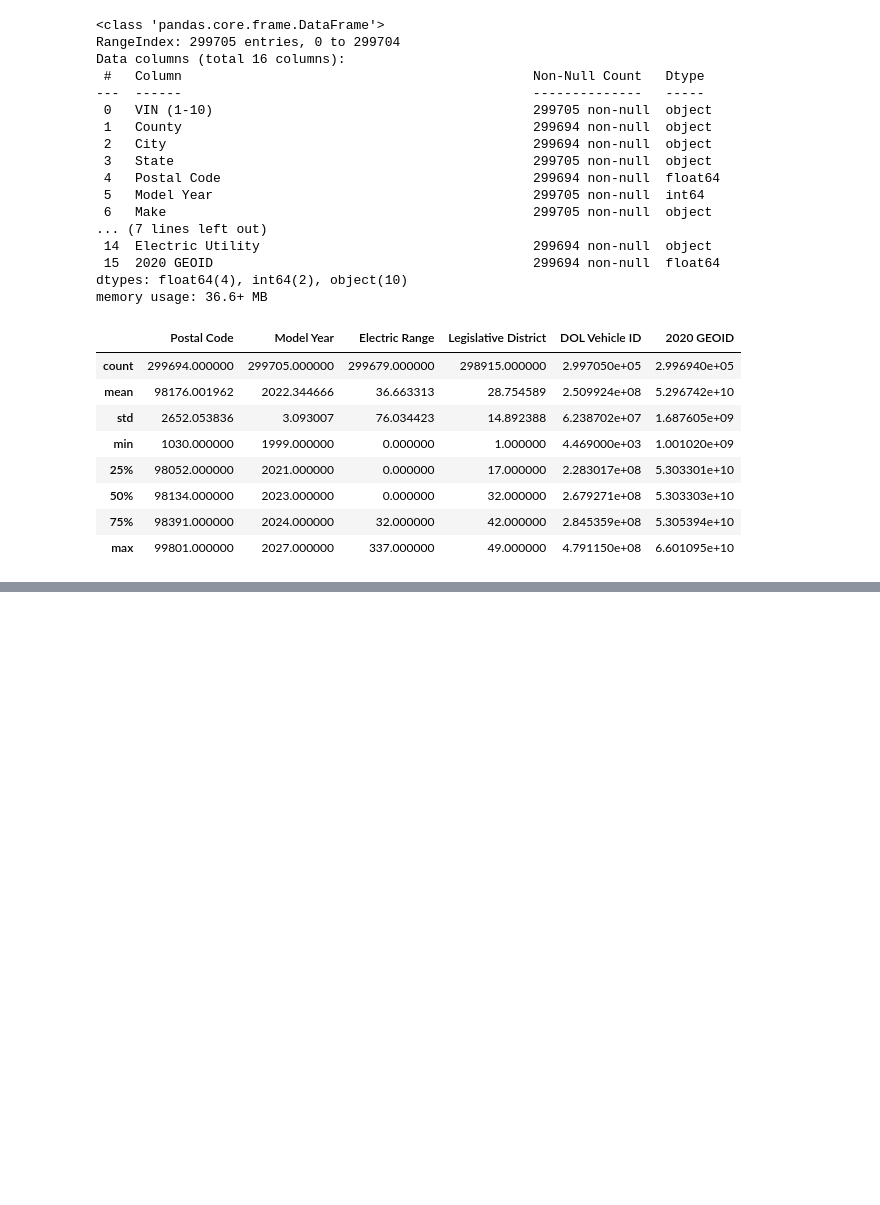
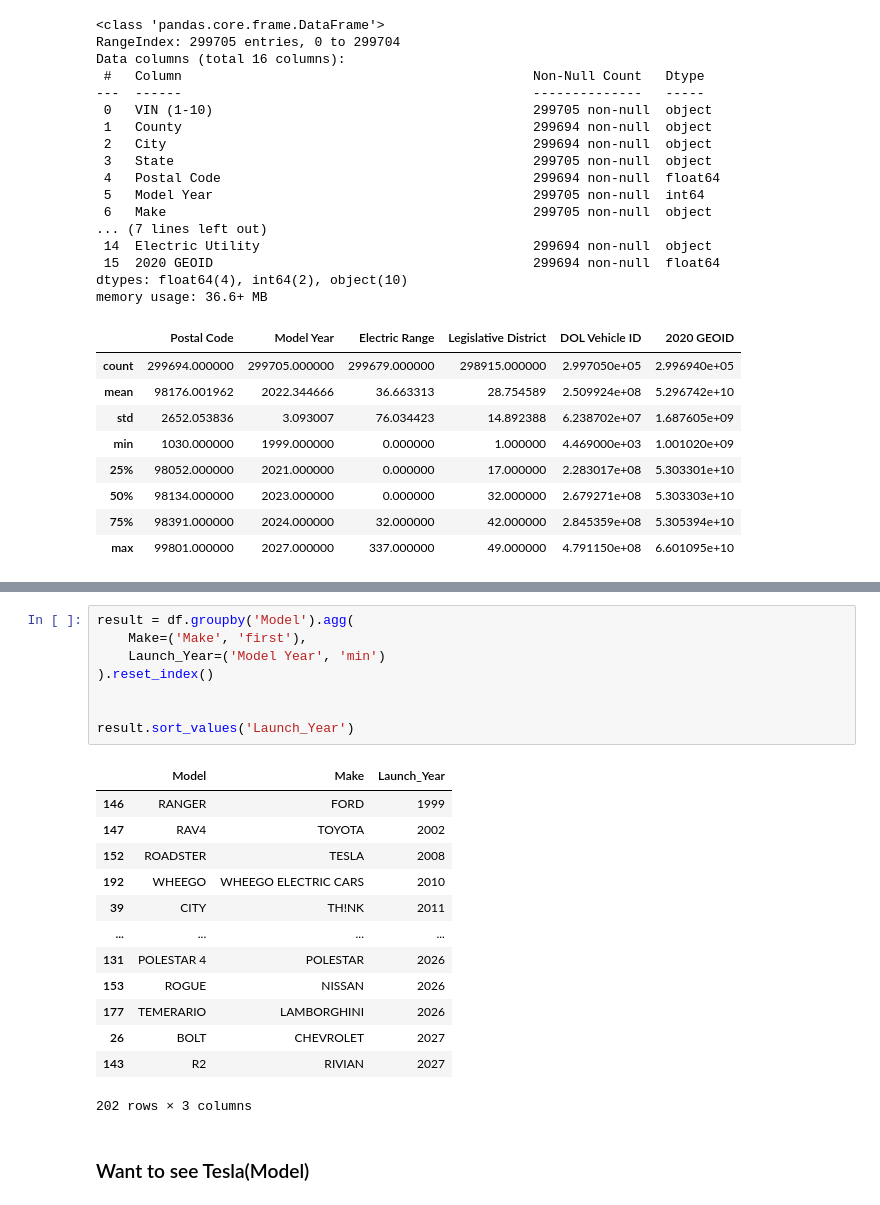
Before and after one commit to purujit-dev/Data_Analysis_Project, a Jupyter notebook: data_analysis.ipynb, the cells around one changed output, grey strips where cells are left out. Saved outputs shown, nothing was run; the diff lists cells and outputs as text; blank space fills up the shorter version.

```diff
--- a/data_analysis.ipynb
+++ b/data_analysis.ipynb
@@ -72,0 +140,24 @@ dtype: float64
+# %%
+result = df.groupby('Model').agg(
+    Make=('Make', 'first'),
+    Launch_Year=('Model Year', 'min')
+).reset_index()
+
+
+result.sort_values('Launch_Year')
+# %% [output]
+|  | Model | Make | Launch_Year |
+| 146 | RANGER | FORD | 1999 |
+| 147 | RAV4 | TOYOTA | 2002 |
+| 152 | ROADSTER | TESLA | 2008 |
+| 192 | WHEEGO | WHEEGO ELECTRIC CARS | 2010 |
+| 39 | CITY | TH!NK | 2011 |
+| ... | ... | ... | ... |
+| 131 | POLESTAR 4 | POLESTAR | 2026 |
+| 153 | ROGUE | NISSAN | 2026 |
+| 177 | TEMERARIO | LAMBORGHINI | 2026 |
+| 26 | BOLT | CHEVROLET | 2027 |
+| 143 | R2 | RIVIAN | 2027 |
+202 rows × 3 columns
+# %% [markdown]
+### Want to see Tesla(Model)
```
Also changed, not shown: parts of 11 cells of this notebook, 1 other file.
